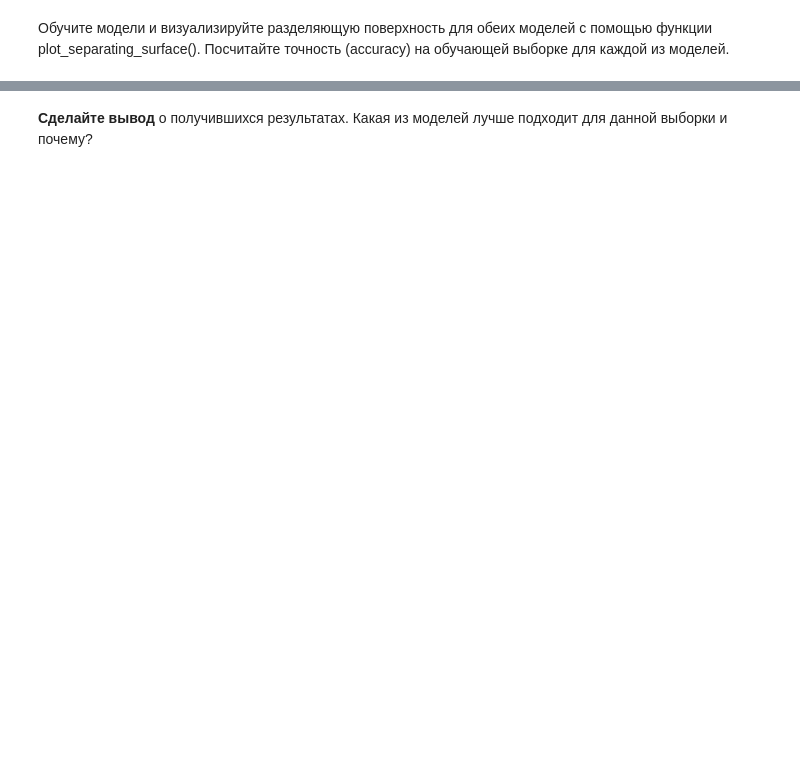
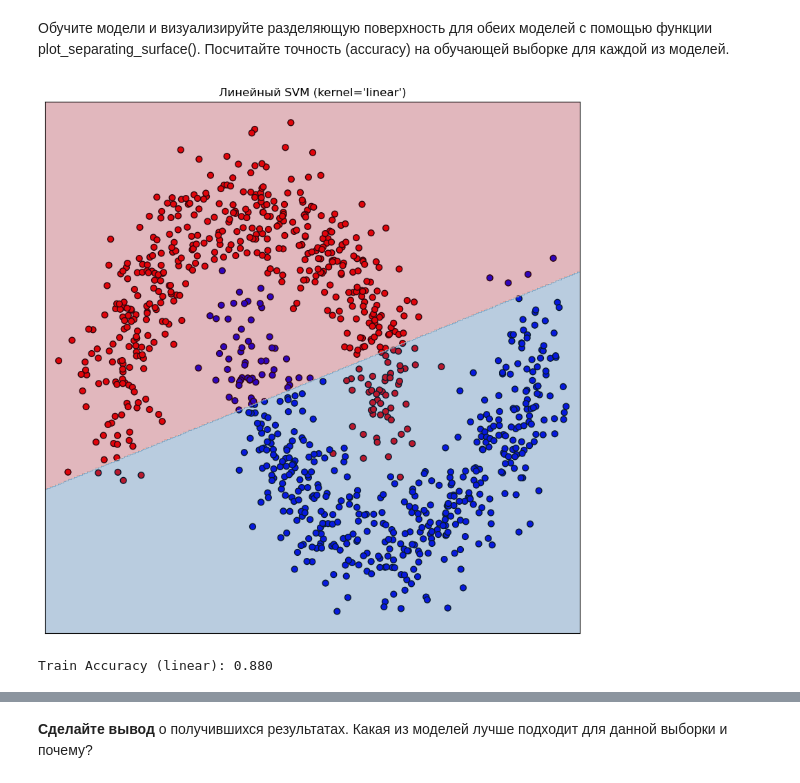
Before and after one commit to Bobik3310/Tapok-ML, a Jupyter notebook: 10. [Base]_SVM_[2025_2026].ipynb, the cells around one changed output, grey strips where cells are left out. Cells and saved outputs as stored; diff of their text form; code cells hidden in the pictures; blank space fills up the shorter version.

```diff
--- a/10. [Base]_SVM_[2025_2026].ipynb
+++ b/10. [Base]_SVM_[2025_2026].ipynb
@@ -169,6 +175,10 @@ plt.grid()
 # %% [markdown]
 Обучите модели и визуализируйте разделяющую поверхность для обеих моделей с помощью функции plot_separating_surface(). Посчитайте точность (accuracy) на обучающей выборке для каждой из моделей.
 # %%
-# Your code here
+linear_svc.fit(X,y)
+plot_separating_surface(X, y, linear_svc, title="Линейный SVM (kernel='linear')")
 print(f'Train Accuracy (linear): {accuracy_score(y, linear_svc.predict(X)):.3f}')
+# %% [output]
+[figure, added]
+Train Accuracy (linear): 0.880
 # %%
```
Also changed, not shown: parts of 28 cells of this notebook, 11 other files.
